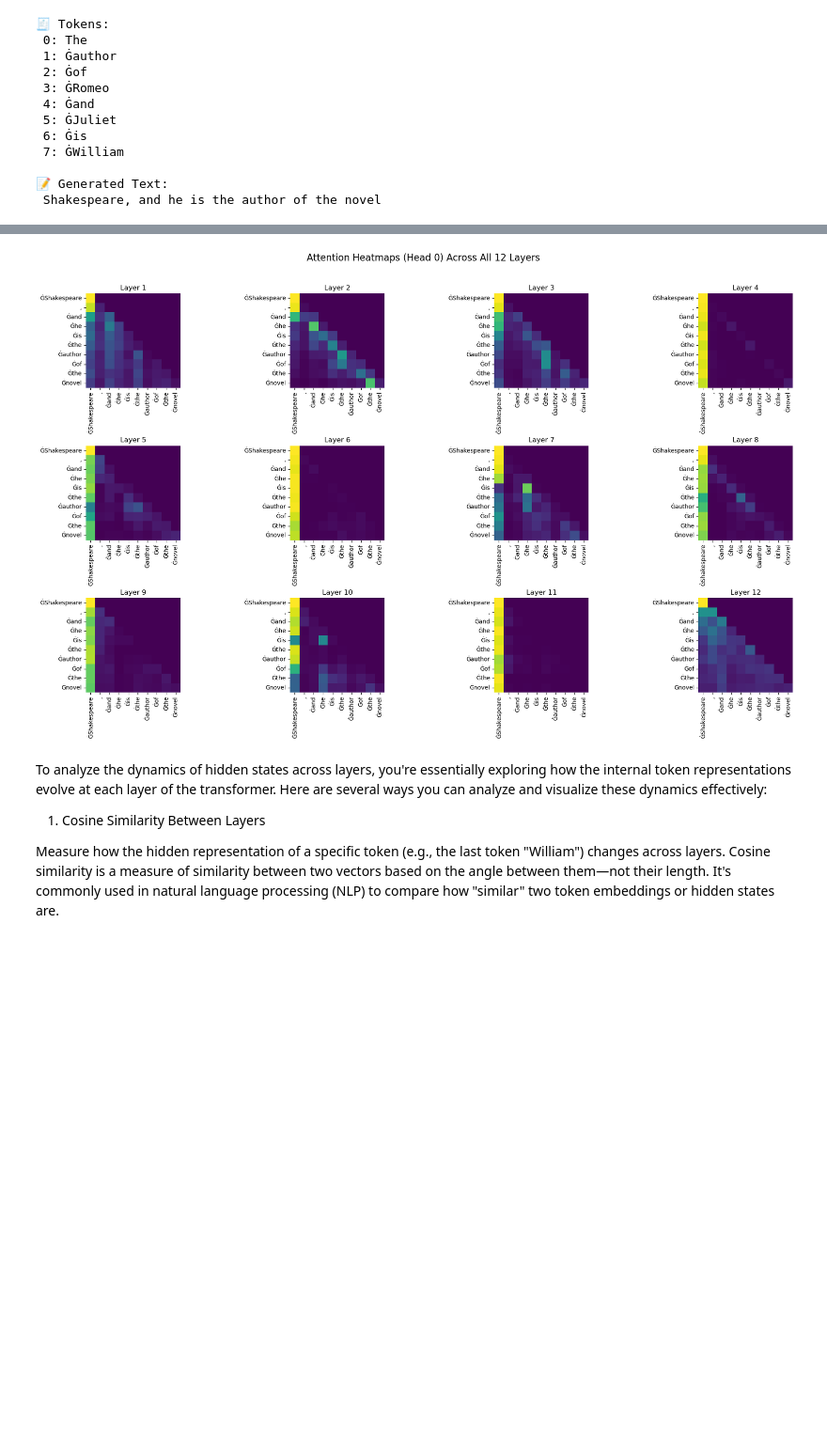
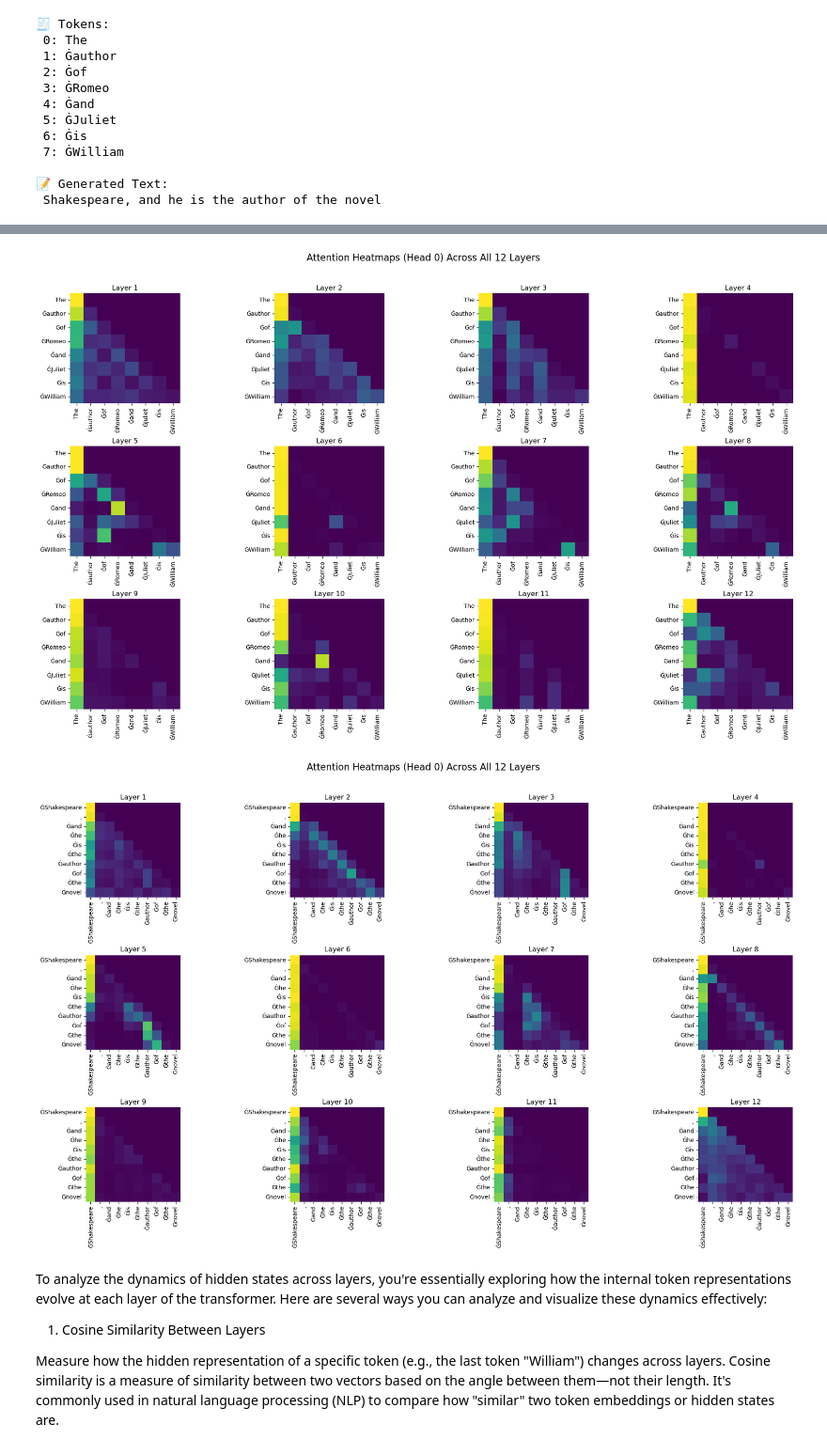
Before and after one commit to miriamzara/LCP_B_GPT2, a Jupyter notebook: luca/prove_generative.ipynb, the cells around one changed output, grey strips where cells are left out. Shown at 94% size. Drawn from its saved outputs; the diff is of its cells as text; code cells hidden in the pictures; blank space fills up the shorter version.

```diff
--- a/luca/prove_generative.ipynb
+++ b/luca/prove_generative.ipynb
@@ -321,7 +316,7 @@ def token(prompt):
 
 
 prompt = "The author of Romeo and Juliet is William"
-inputs, outputs, tokens, generated_tokens = token(prompt)
+inputs, generated_token_ids, tokens, generated_tokens = token(prompt)
 # %% [output]
 The attention mask and the pad token id were not set. As a consequence, you may observe unexpected behavior. Please pass your input's `attention_mask` to obtain reliable results.
 Setting `pad_token_id` to `eos_token_id`:50256 for open-end generation.
@@ -452,35 +448,36 @@ def PCA(hidden_states):
         probs = torch.softmax(logits, dim=-1)
         top_probs, top_ids = torch.topk(probs, top_k)
         top_tokens = tokenizer.convert_ids_to_tokens(top_ids)
 
         print(f"Layer {i:2d}:")
         for j in range(top_k):
             print(f"  {j+1:2d}: {top_tokens[j]:>10} ({top_probs[j].item():.4f})")
 
 
 def plot_attention_layers(attentions, tokens, head_idx=0):
     num_layers = len(attentions)
     seq_len = len(tokens)
 
     fig, axes = plt.subplots(3, 4, figsize=(20, 12))
     fig.suptitle(f"Attention Heatmaps (Head {head_idx}) Across All 12 Layers", fontsize=16)
 
     for i in range(num_layers):
         ax = axes[i // 4, i % 4]
         attn = attentions[i][0, head_idx, :, :].detach().numpy()
         sns.heatmap(attn, xticklabels=tokens, yticklabels=tokens, cmap="viridis", ax=ax, square=True, cbar=False)
         ax.set_title(f"Layer {i+1}")
         ax.tick_params(axis='x', rotation=90)
         ax.tick_params(axis='y', rotation=0)
 
     plt.tight_layout()
     plt.subplots_adjust(top=0.9)
     plt.show()
 
-#plot_attention_layers(attentions, tokens, head_idx=0)
+plot_attention_layers(attentions_prompt, tokens, head_idx=0)
 plot_attention_layers(attentions_generated, generated_tokens, head_idx=0)
 # %% [output]
-[figure, old version]
+[figure, new version]
+[figure, added]
 # %% [markdown]
 To analyze the dynamics of hidden states across layers, you're essentially exploring how the internal token representations evolve at each layer of the transformer. Here are several ways you can analyze and visualize these dynamics effectively:
 
```
Also changed, not shown: parts of 9 cells of this notebook.
